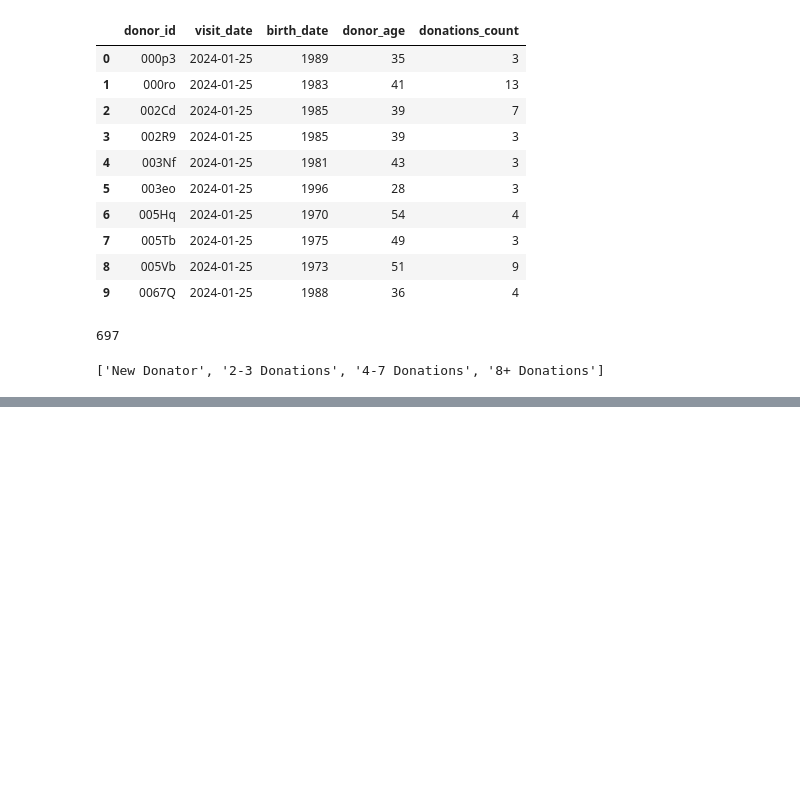
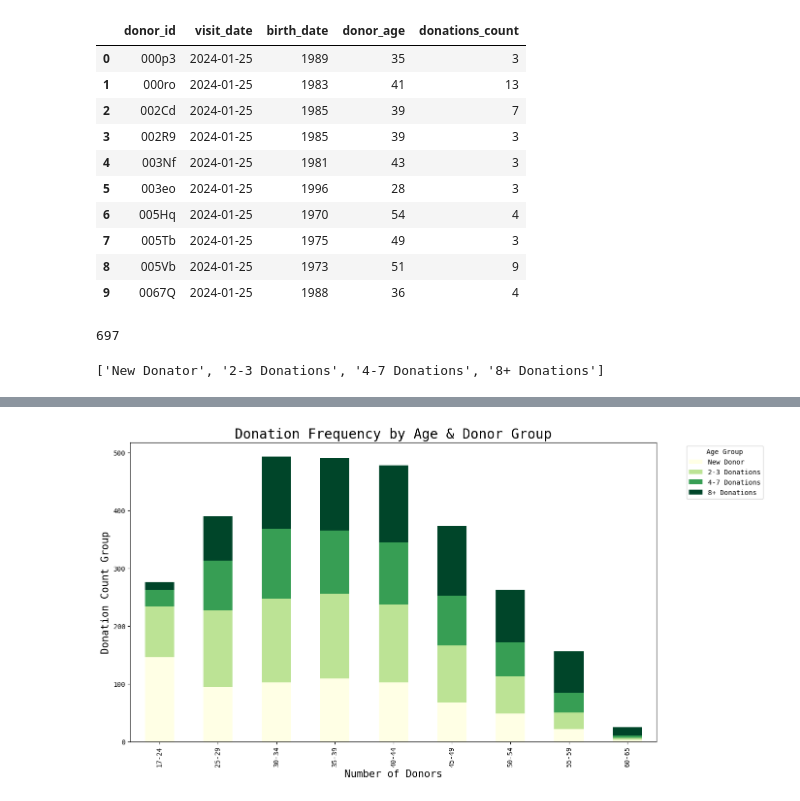
Before and after one commit to adleefuad/blood_donation, a Jupyter notebook: EDA.ipynb, the cells around one changed output, grey strips where cells are left out. Saved outputs shown, nothing was run; the diff lists cells and outputs as text; code cells hidden in the pictures; blank space fills up the shorter version.

```diff
--- a/EDA.ipynb
+++ b/EDA.ipynb
@@ -641,0 +628,12 @@ Text(0, 0.5, 'Group of Donators Based on Frequency')
+# %%
+count_bins = [1, 2, 4, 7, float('inf')]
+count_labels = ['New Donor','2-3 Donations','4-7 Donations','8+ Donations']
+latest_donor['donations_count_group'] = pd.cut(latest_donor['donations_count'],
+                                                bins=count_bins,
+                                                labels=count_labels,
+                                                right=False)
+# %%
+#Banding the age to Age Group with the newdonors csv file as reference
+age_bins = [17, 24, 29, 34, 39, 44, 49, 54, 59, 65]
+age_labels = ['17-24','25-29','30-34','35-39','40-44','45-49','50-54','55-59','60-65']
+latest_donor['donor_age_group'] = pd.cut(latest_donor['donor_age'],bins=age_bins,labels=age_labels)
@@ -641,0 +656,3 @@ Text(0, 0.5, 'Group of Donators Based on Frequency')
+# %%
+grouped_data = latest_donor.groupby([ 'donor_age_group','donations_count_group']).size().unstack(fill_value=0)
+grouped_data
@@ -641,0 +672,14 @@ Text(0, 0.5, 'Group of Donators Based on Frequency')
+# %%
+# Plot the stacked horizontal bar chart
+grouped_data.plot(kind='bar', stacked=True, figsize=(14, 8),cmap='YlGn')
+
+# Adding titles and labels
+plt.title('Donation Frequency by Age & Donor Group', fontsize=20)
+plt.xlabel('Number of Donors', fontsize=15)
+plt.ylabel('Donation Count Group', fontsize=15)
+plt.legend(title='Age Group', bbox_to_anchor=(1.05, 1), loc='upper left')
+
+# Show the plot
+plt.show()
+# %% [output]
+[figure, added]
```
Also changed, not shown: parts of 6 cells of this notebook.
